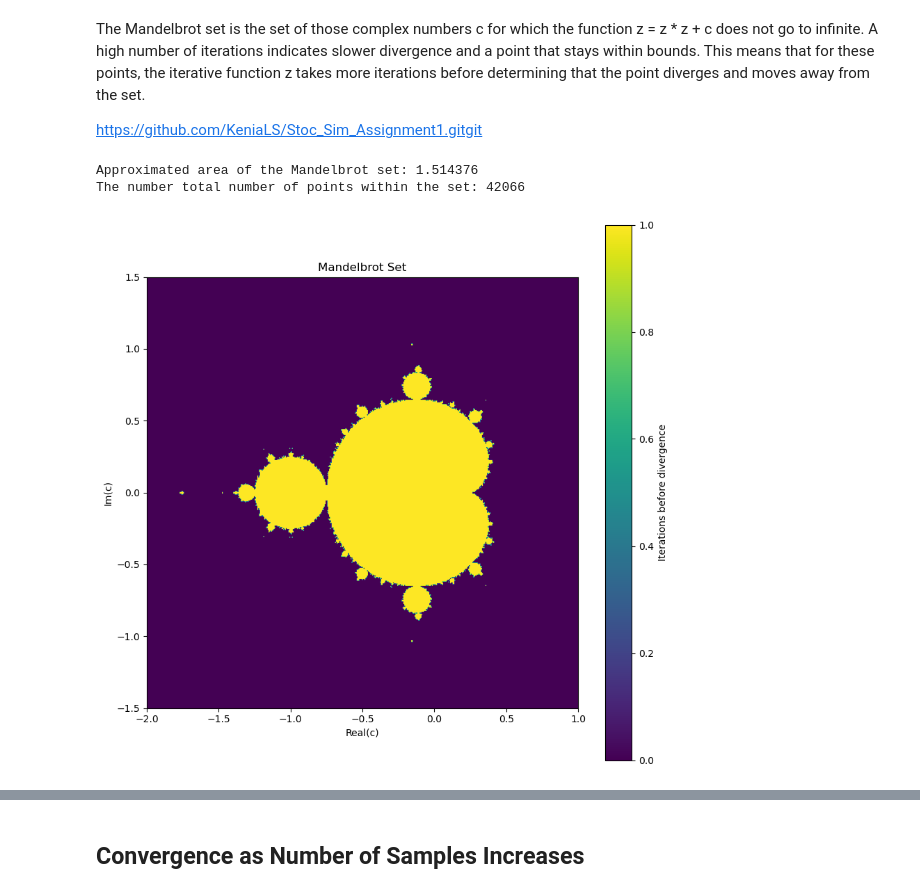
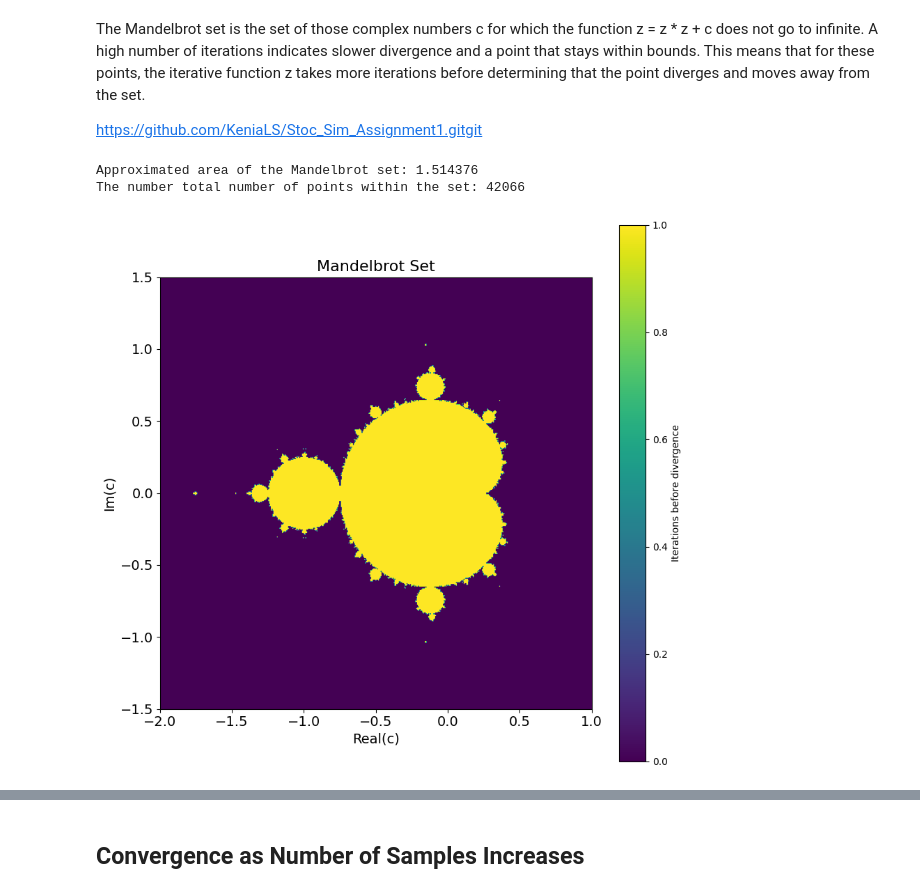
Before and after one commit to KeniaLS/Stoc_Sim_Assignment1, a Jupyter notebook: SS_Kenia_Divya_Assignment1.ipynb, the cells around one changed output, grey strips where cells are left out. Cells and saved outputs as stored; diff of their text form; code cells hidden in the pictures.

```diff
--- a/SS_Kenia_Divya_Assignment1.ipynb
+++ b/SS_Kenia_Divya_Assignment1.ipynb
@@ -59,34 +67,36 @@ def mandelbrot_plot():
             c = complex(real, imag)
 
             mandelbrot_image[x, y] = mandelbrot(c, max_iter)
 
             if mandelbrot(c, max_iter) == True:
                 points_inside_set += 1
 
     area_ratio = points_inside_set / total_points
     total_area = (x_max - x_min) * (y_max - y_min)
     estimated_area = area_ratio * total_area
     A_M = estimated_area
 
 
     print (f"Approximated area of the Mandelbrot set: {A_M}")
     print (f"The number total number of points within the set: {points_inside_set}")
 
 
     plt.figure(figsize=(10, 10))
     plt.imshow(mandelbrot_image.T, cmap='viridis', extent=(x_min, x_max, y_min, y_max))
-    plt.xlabel('Real(c)')
-    plt.ylabel('Im(c)')
-    plt.title('Mandelbrot Set')
+    plt.xlabel('Real(c)', fontsize=14)
+    plt.xticks(fontsize=14)
+    plt.yticks(fontsize=14)
+    plt.ylabel('Im(c)', fontsize=14)
+    plt.title('Mandelbrot Set', fontsize=16)
     plt.colorbar(label='Iterations before divergence')
     plt.show()
 
     #estimated_area, points_inside = mandelbrot_area(1000)
     #print("Estimated Area:", estimated_area)
     #print("Points Inside Mandelbrot Set:", points_inside)
 
 mandelbrot_plot()
 # %% [output]
 Approximated area of the Mandelbrot set: 1.514376
 The number total number of points within the set: 42066
-[figure, old version]
+[figure, new version]
```
Also changed, not shown: parts of 46 cells of this notebook.
